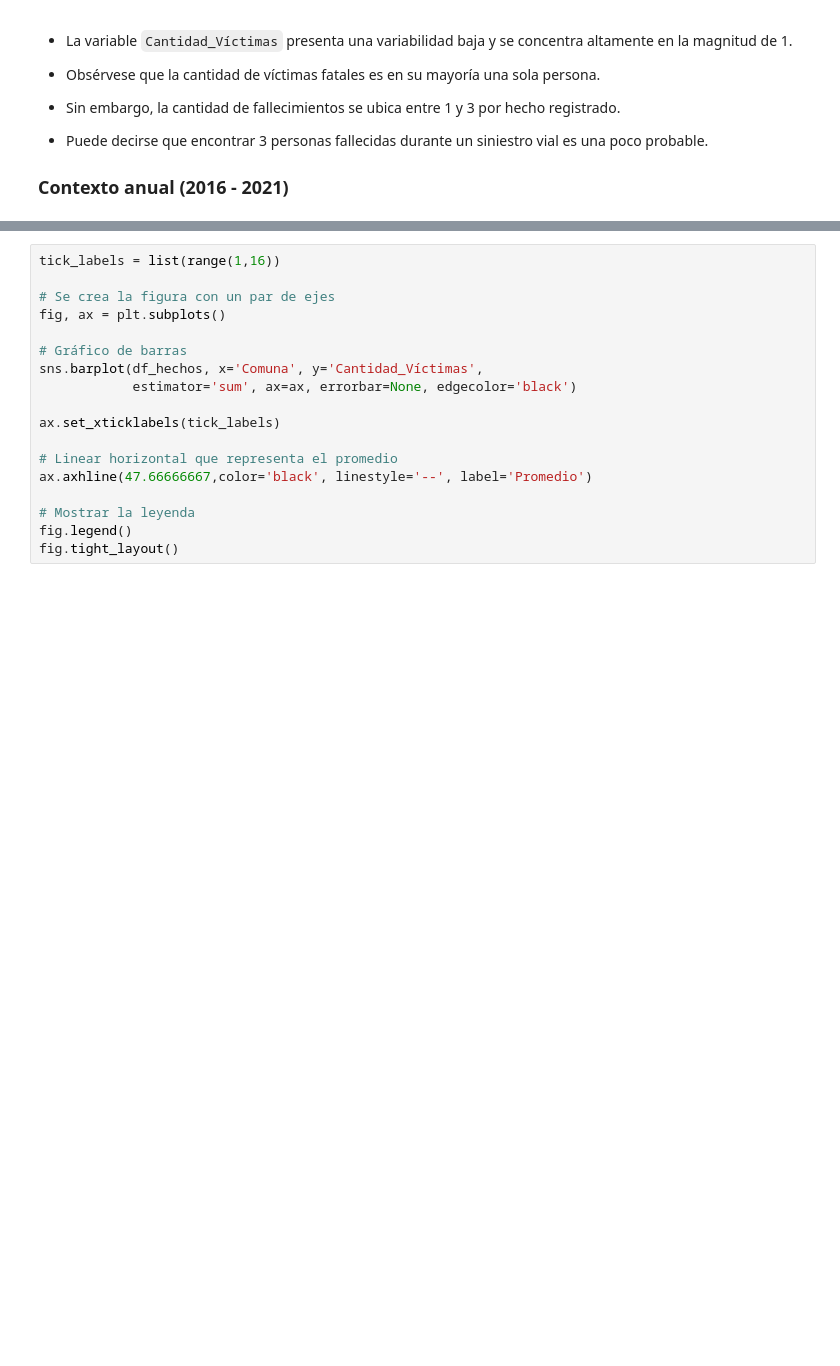
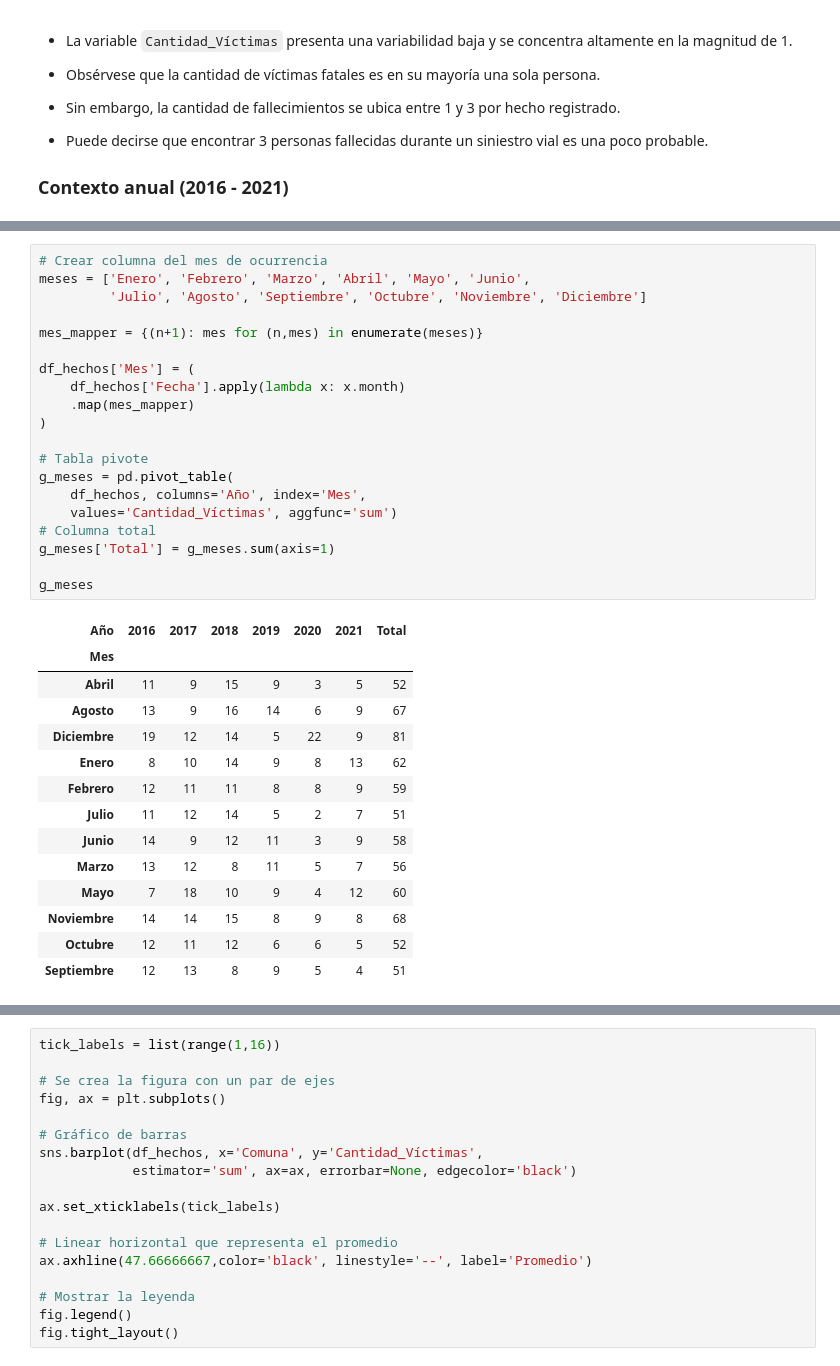
Before and after one commit to Juan-Mendoza00/pi_da, a Jupyter notebook: EDA.ipynb, the cells around one changed output, grey strips where cells are left out. Cells and saved outputs as stored; diff of their text form; blank space fills up the shorter version.

```diff
--- a/EDA.ipynb
+++ b/EDA.ipynb
@@ -270,0 +263,35 @@ La baja continuó en el año 2020, reduciéndose un 22% respecto al 2019, alcanz
+# %%
+# Crear columna del mes de ocurrencia
+meses = ['Enero', 'Febrero', 'Marzo', 'Abril', 'Mayo', 'Junio',
+         'Julio', 'Agosto', 'Septiembre', 'Octubre', 'Noviembre', 'Diciembre']
+
+mes_mapper = {(n+1): mes for (n,mes) in enumerate(meses)}
+
+df_hechos['Mes'] = (
+    df_hechos['Fecha'].apply(lambda x: x.month)
+    .map(mes_mapper)
+)
+
+# Tabla pivote
+g_meses = pd.pivot_table(
+    df_hechos, columns='Año', index='Mes',
+    values='Cantidad_Víctimas', aggfunc='sum')
+# Columna total
+g_meses['Total'] = g_meses.sum(axis=1)
+
+g_meses
+# %% [output]
+| Año | 2016 | 2017 | 2018 | 2019 | 2020 | 2021 | Total |
+| Mes |  |  |  |  |  |  |  |
+| Abril | 11 | 9 | 15 | 9 | 3 | 5 | 52 |
+| Agosto | 13 | 9 | 16 | 14 | 6 | 9 | 67 |
+| Diciembre | 19 | 12 | 14 | 5 | 22 | 9 | 81 |
+| Enero | 8 | 10 | 14 | 9 | 8 | 13 | 62 |
+| Febrero | 12 | 11 | 11 | 8 | 8 | 9 | 59 |
+| Julio | 11 | 12 | 14 | 5 | 2 | 7 | 51 |
+| Junio | 14 | 9 | 12 | 11 | 3 | 9 | 58 |
+| Marzo | 13 | 12 | 8 | 11 | 5 | 7 | 56 |
+| Mayo | 7 | 18 | 10 | 9 | 4 | 12 | 60 |
+| Noviembre | 14 | 14 | 15 | 8 | 9 | 8 | 68 |
+| Octubre | 12 | 11 | 12 | 6 | 6 | 5 | 52 |
+| Septiembre | 12 | 13 | 8 | 9 | 5 | 4 | 51 |
```
Also changed, not shown: parts of 12 cells of this notebook.
